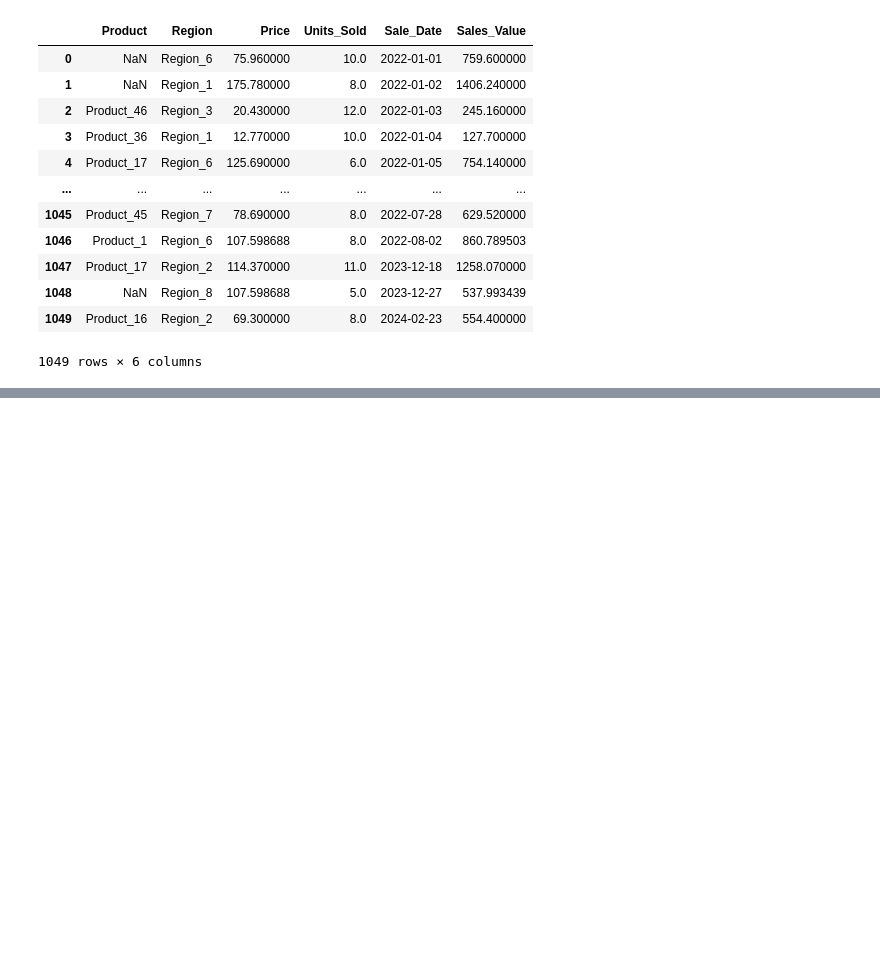
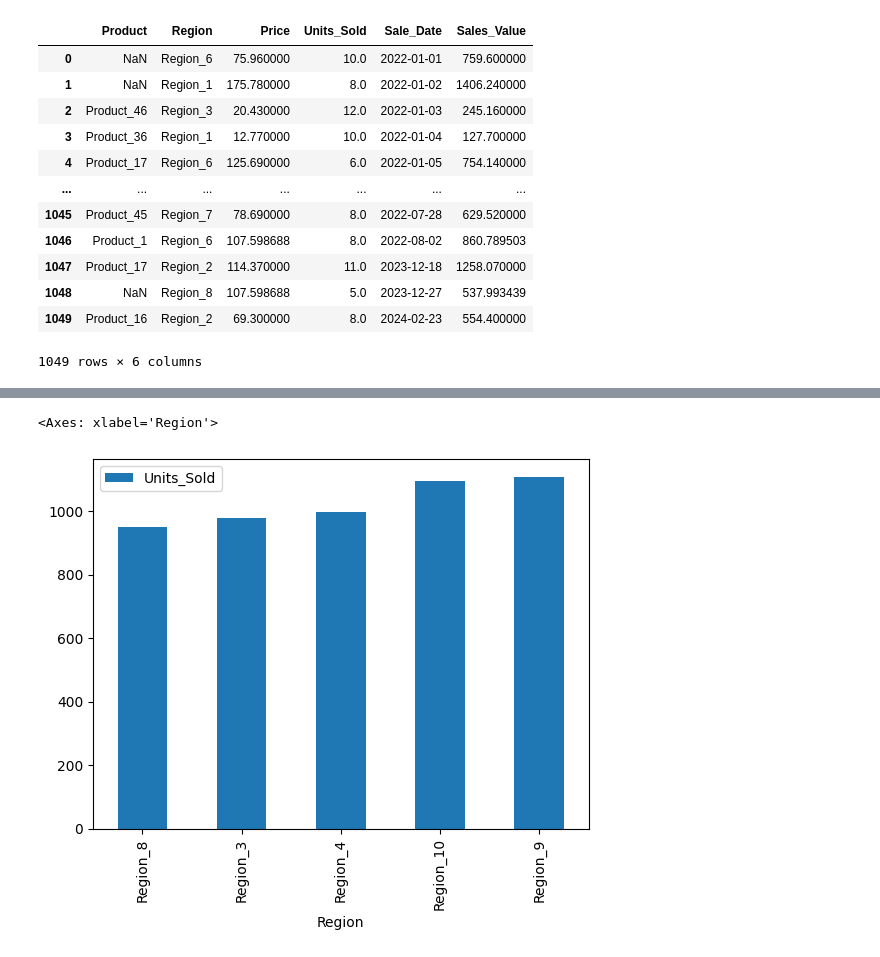
Before and after one commit to RSaima/schulich_data_science, a Jupyter notebook: DataScience_A1_SR.ipynb, the cells around one changed output, grey strips where cells are left out. Saved outputs shown, nothing was run; the diff lists cells and outputs as text; code cells hidden in the pictures; blank space fills up the shorter version.

```diff
--- a/DataScience_A1_SR.ipynb
+++ b/DataScience_A1_SR.ipynb
@@ -304,0 +311,7 @@ sns.histplot(df3.Product)
+# %%
+df5 = df3.groupby('Region', as_index=False)['Units_Sold'].sum().sort_values(by=['Units_Sold']).tail(5)
+df5.set_index('Region', inplace=True)
+df5.plot(kind='bar', stacked= True)
+# %% [output]
+<Axes: xlabel='Region'>
+[figure, added]
```
Also changed, not shown: parts of 18 cells of this notebook, 1 other file.
